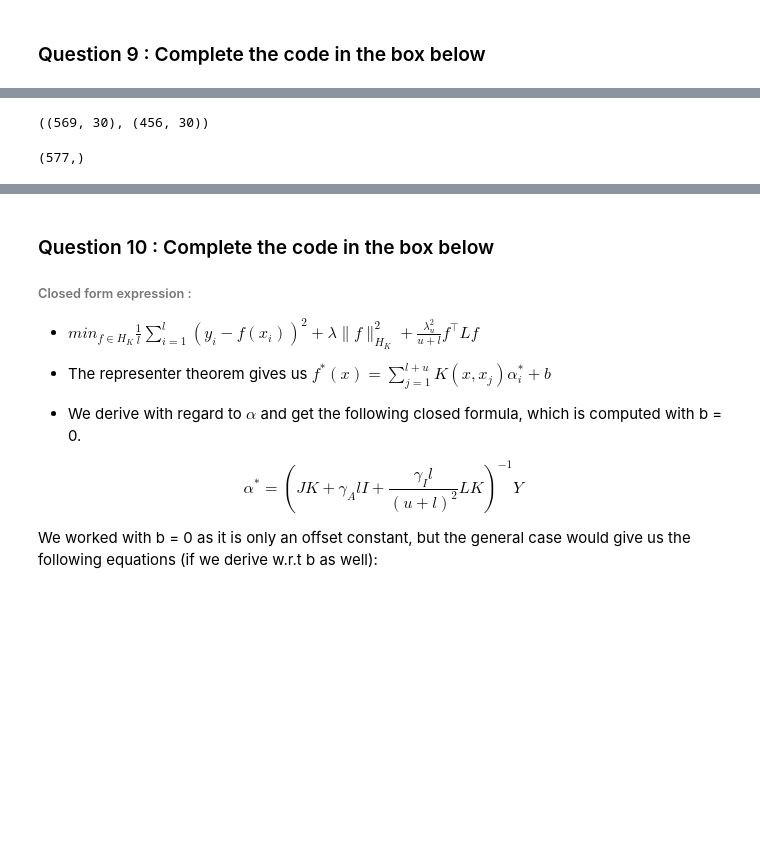
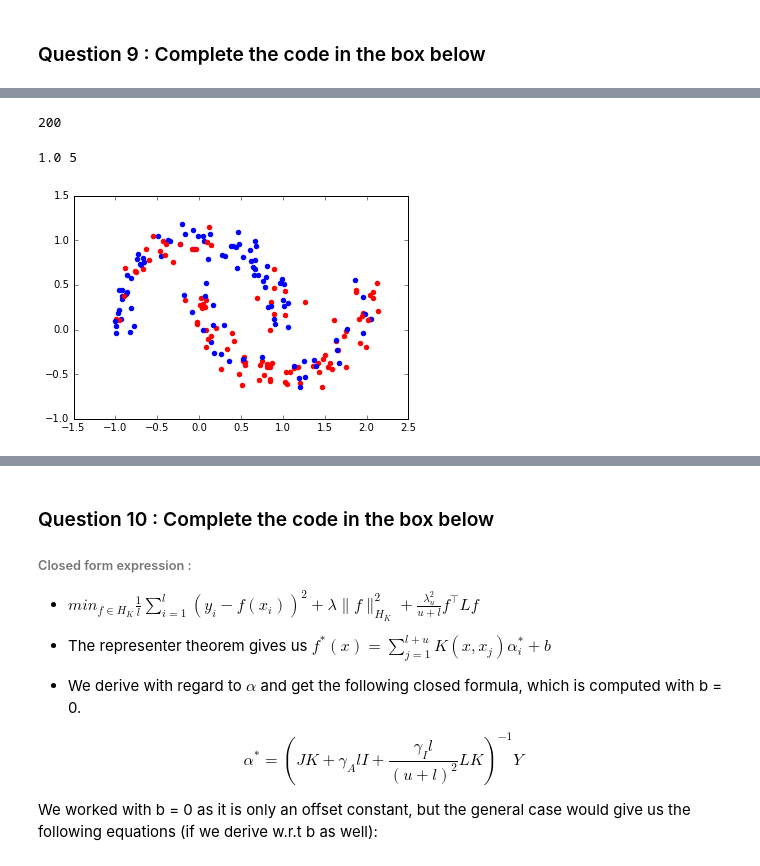
Before and after one commit to petermartigny/Advanced-Machine-Learning, a Jupyter notebook: Atmani_Martigny_TP2_group_1.ipynb, the cells around one changed output, grey strips where cells are left out. Cells and saved outputs as stored; diff of their text form; code cells hidden in the pictures; blank space fills up the shorter version.

```diff
--- a/Atmani_Martigny_TP2_group_1.ipynb
+++ b/Atmani_Martigny_TP2_group_1.ipynb
@@ -542,8 +556,28 @@ ValueError: Found array with 0 sample(s) (shape=(0, 30)) while a minimum of 1 is
-# %%
-S[0].shape, Cancer.X_unlab.shape
-# %% [output]
-((569, 30), (456, 30))
-# %%
-np.concatenate((S[1], pred[target.index])).shape
-# %% [output]
-(577,)
+# %%
+len(noisy_moons[0])
+# %% [output]
+200
+# %%
+noisy_moons = make_moons(n_samples = n_samples, noise = 0.1)
+p_unlabelled = 0.6
+data_lab = noisy_moons[0][:(1-p_unlabelled)*len(noisy_moons[1])]
+data_unlab = noisy_moons[0][(1-p_unlabelled)*len(noisy_moons[1]):]
+target_lab = noisy_moons[1][:(1-p_unlabelled)*len(noisy_moons[1])]
+target_unlab = noisy_moons[1][(1-p_unlabelled)*len(noisy_moons[1]):]
+
+pred = Self_Training(data_lab, data_unlab, target_lab, target_unlab)
+
+#plt.scatter(list(noisy_moons[0][:,0]), list(noisy_moons[0][:,1]), c=np.array(pred))
+#plt.show()
+
+colors = ['blue', 'red']
+fig = plt.figure()
+ax = fig.add_subplot(111)
+for i in range(len(noisy_moons[0])):
+    ax.scatter(noisy_moons[0][i, 0]
+               , noisy_moons[0][i, 1]
+               , color = colors[pred[i]])
+#plt.title('dataset for noise = %.3f' %x)
+# %% [output]
+1.0 5
+[figure, added]
```
Also changed, not shown: parts of 41 cells of this notebook, 1 other file.
